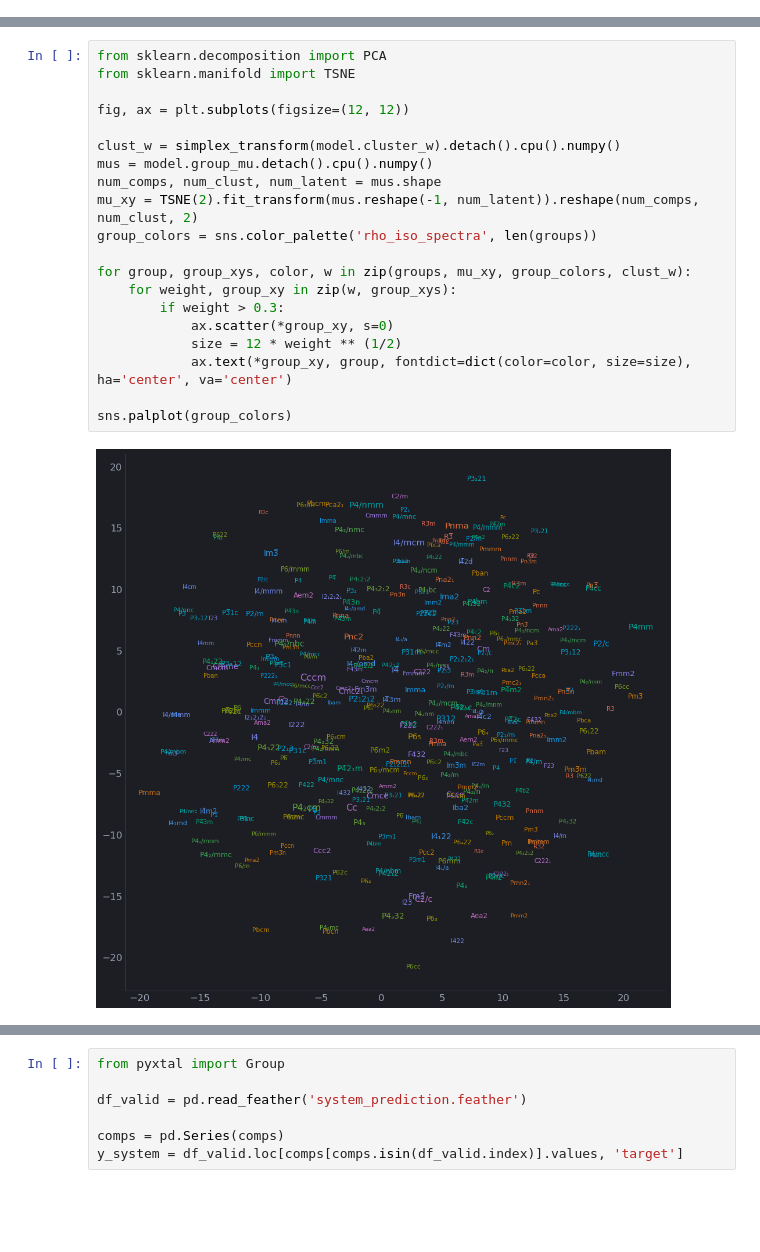
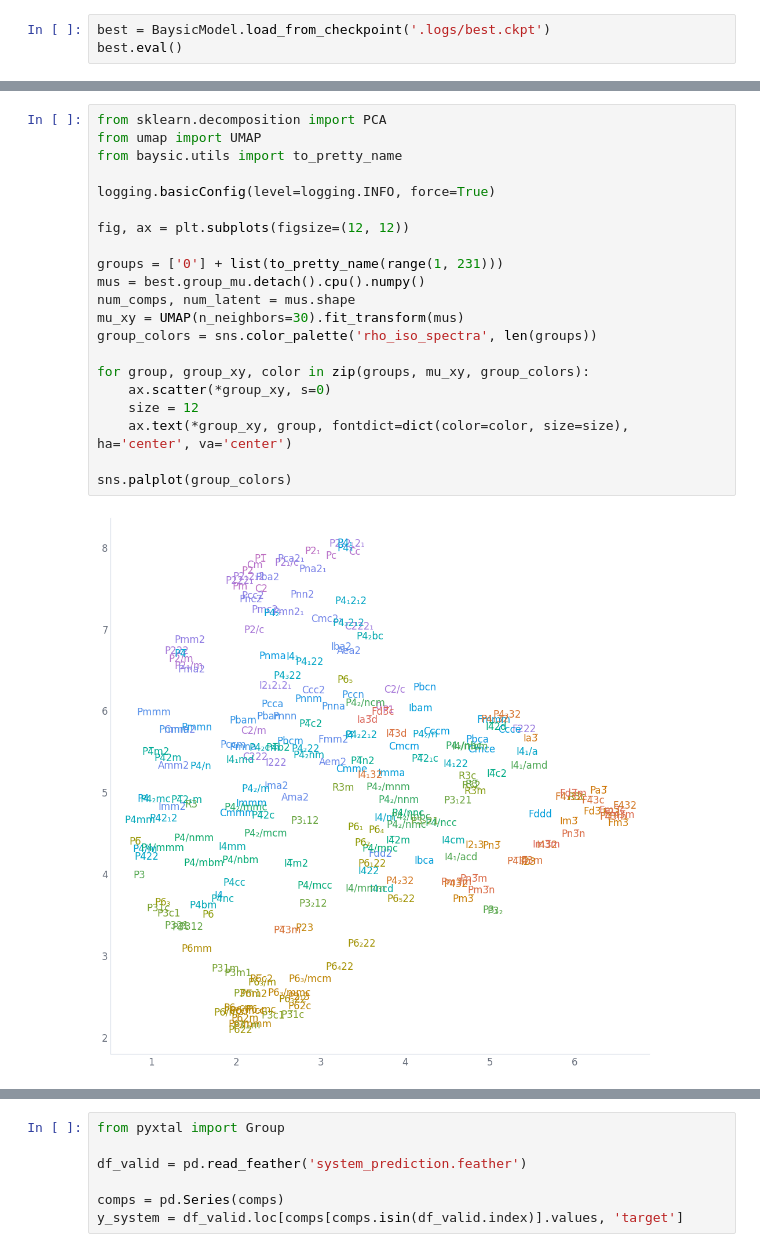
Before and after one commit to nicholas-miklaucic/baysic, a Jupyter notebook: group-latents-better.ipynb, the cells around one changed output, grey strips where cells are left out. Cells and saved outputs as stored; diff of their text form; blank space fills up the shorter version.

Commit message:
Prep for model training

```diff
--- a/group-latents-better.ipynb
+++ b/group-latents-better.ipynb
@@ -281,0 +388,3 @@ best_model = torch.load('.logs/checkpoint.yml')
+# %%
+best = BaysicModel.load_from_checkpoint('.logs/best.ckpt')
+best.eval()
@@ -282,22 +410,23 @@ best_model = torch.load('.logs/checkpoint.yml')
 # %%
 from sklearn.decomposition import PCA
-from sklearn.manifold import TSNE
+from umap import UMAP
+from baysic.utils import to_pretty_name
+
+logging.basicConfig(level=logging.INFO, force=True)
 
 fig, ax = plt.subplots(figsize=(12, 12))
 
-clust_w = simplex_transform(model.cluster_w).detach().cpu().numpy()
-mus = model.group_mu.detach().cpu().numpy()
-num_comps, num_clust, num_latent = mus.shape
-mu_xy = TSNE(2).fit_transform(mus.reshape(-1, num_latent)).reshape(num_comps, num_clust, 2)
+groups = ['0'] + list(to_pretty_name(range(1, 231)))
+mus = best.group_mu.detach().cpu().numpy()
+num_comps, num_latent = mus.shape
+mu_xy = UMAP(n_neighbors=30).fit_transform(mus)
 group_colors = sns.color_palette('rho_iso_spectra', len(groups))
 
-for group, group_xys, color, w in zip(groups, mu_xy, group_colors, clust_w):
-    for weight, group_xy in zip(w, group_xys):
-        if weight > 0.3:
-            ax.scatter(*group_xy, s=0)
-            size = 12 * weight ** (1/2)
-            ax.text(*group_xy, group, fontdict=dict(color=color, size=size), ha='center', va='center')
+for group, group_xy, color in zip(groups, mu_xy, group_colors):
+    ax.scatter(*group_xy, s=0)
+    size = 12
+    ax.text(*group_xy, group, fontdict=dict(color=color, size=size), ha='center', va='center')
 
 sns.palplot(group_colors)
 # %% [output]
-[figure, old version]
+[figure, new version]
```
Also changed, not shown: parts of 31 cells of this notebook, 6 other files.
